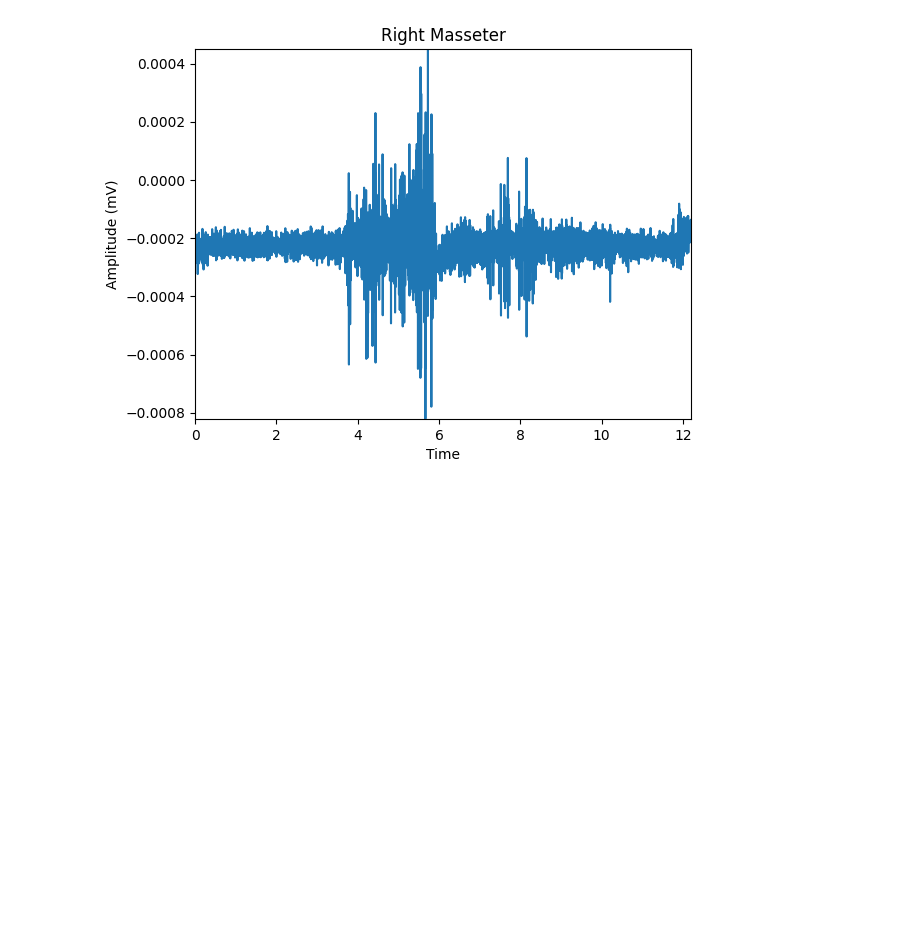
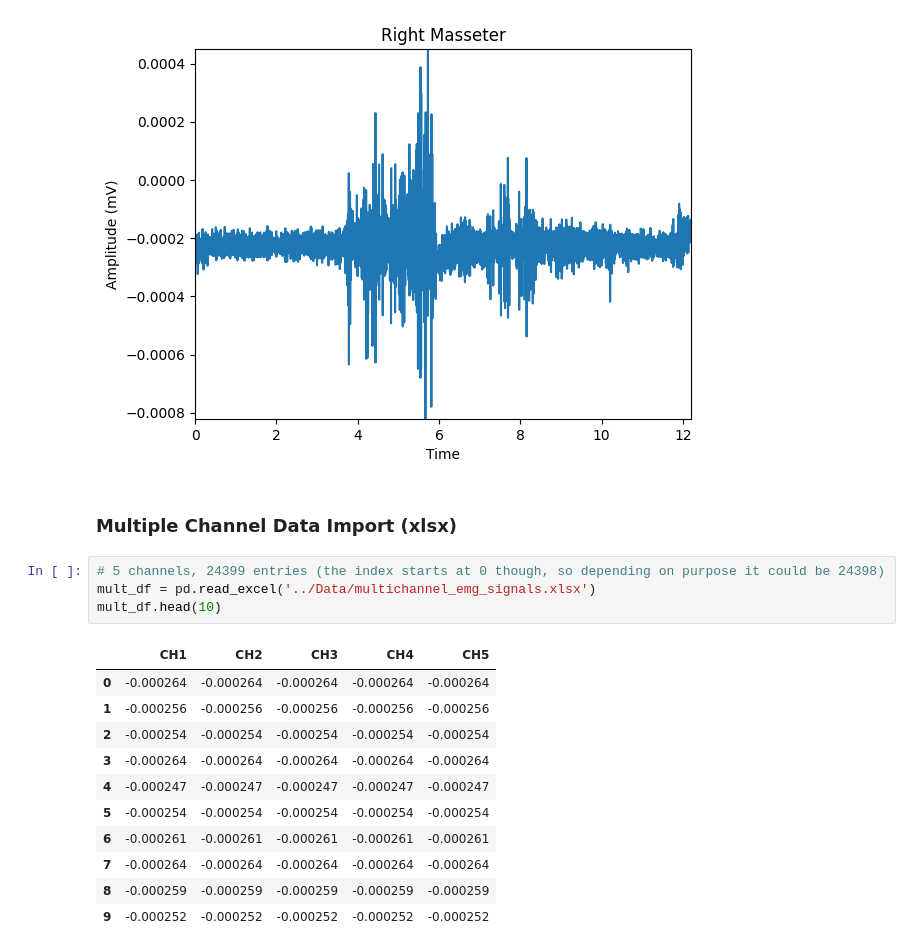
Before and after one commit to SierraAndrews01/EES-Algorithmic-Interpretation-System, a Jupyter notebook: Code/practice.ipynb, the cells around one changed output. Cells and saved outputs as stored; diff of their text form; blank space fills up the shorter version.

```diff
--- a/Code/practice.ipynb
+++ b/Code/practice.ipynb
@@ -24,3 +27,21 @@ plt.show()
 plot_signal(y, 2e3, 'Right Masseter')
 # %% [output]
 [figure]
+# %% [markdown]
+### Multiple Channel Data Import (xlsx)
+# %%
+# 5 channels, 24399 entries (the index starts at 0 though, so depending on purpose it could be 24398)
+mult_df = pd.read_excel('../Data/multichannel_emg_signals.xlsx')
+mult_df.head(10)
+# %% [output]
+|  | CH1 | CH2 | CH3 | CH4 | CH5 |
+| 0 | -0.000264 | -0.000264 | -0.000264 | -0.000264 | -0.000264 |
+| 1 | -0.000256 | -0.000256 | -0.000256 | -0.000256 | -0.000256 |
+| 2 | -0.000254 | -0.000254 | -0.000254 | -0.000254 | -0.000254 |
+| 3 | -0.000264 | -0.000264 | -0.000264 | -0.000264 | -0.000264 |
+| 4 | -0.000247 | -0.000247 | -0.000247 | -0.000247 | -0.000247 |
+| 5 | -0.000254 | -0.000254 | -0.000254 | -0.000254 | -0.000254 |
+| 6 | -0.000261 | -0.000261 | -0.000261 | -0.000261 | -0.000261 |
+| 7 | -0.000264 | -0.000264 | -0.000264 | -0.000264 | -0.000264 |
+| 8 | -0.000259 | -0.000259 | -0.000259 | -0.000259 | -0.000259 |
+| 9 | -0.000252 | -0.000252 | -0.000252 | -0.000252 | -0.000252 |
```
Also changed, not shown: parts of 7 cells of this notebook.
